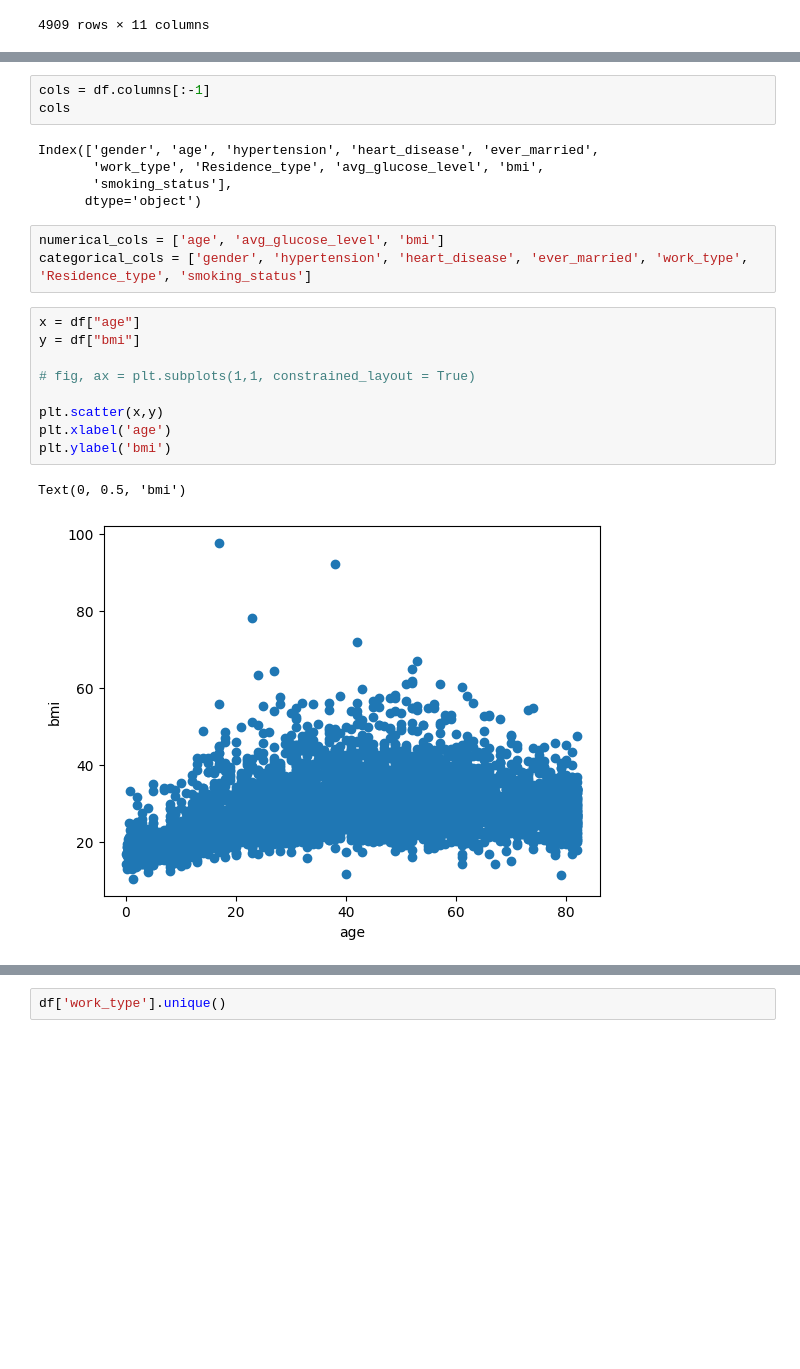
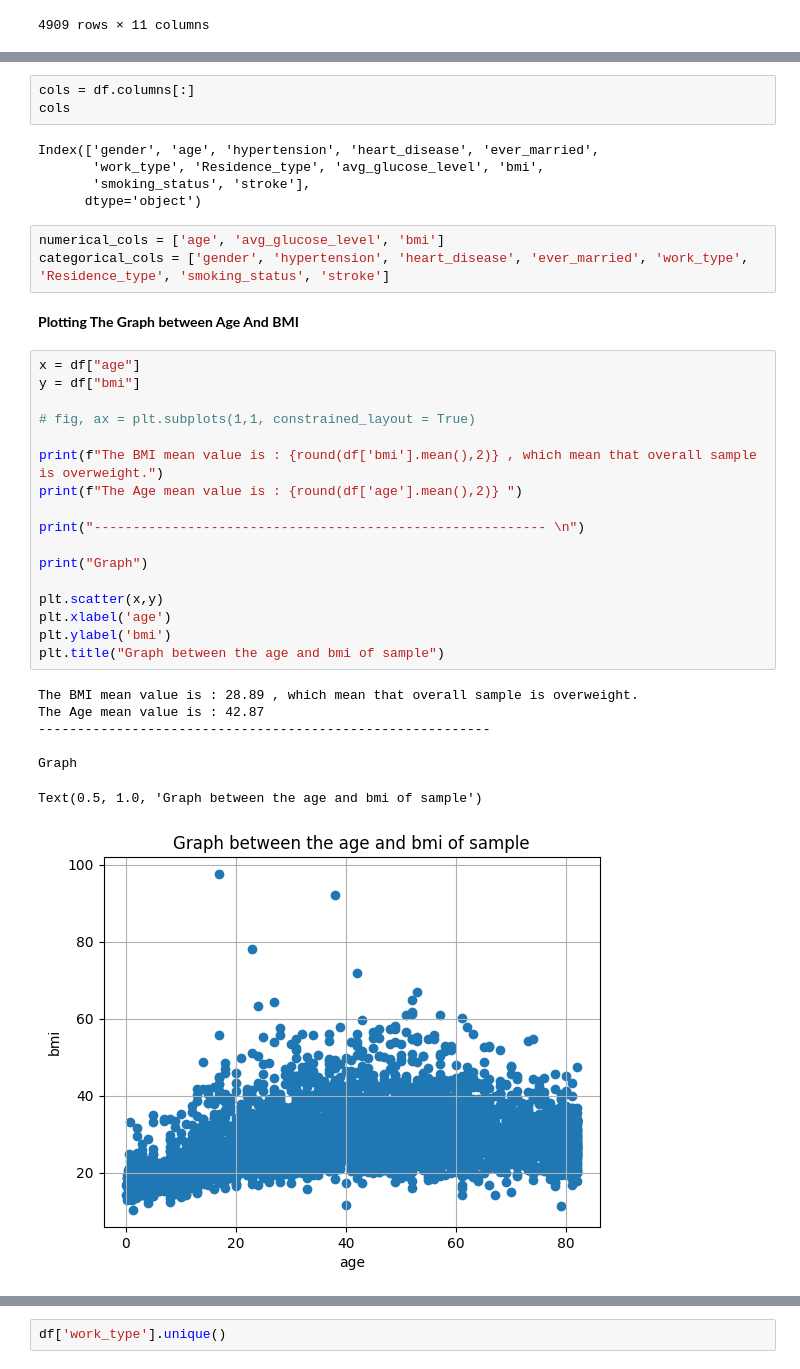
Before and after one commit to Shin1am/EGBI222_Pair_Project_6713376_6713389, a Jupyter notebook: EGBI222_Project.ipynb, the cells around one changed output, grey strips where cells are left out. Cells and saved outputs as stored; diff of their text form; blank space fills up the shorter version.

```diff
--- a/EGBI222_Project.ipynb
+++ b/EGBI222_Project.ipynb
@@ -219,23 +245,38 @@ df
 # %%
-cols = df.columns[:-1]
+cols = df.columns[:]
 cols
 # %% [output]
 Index(['gender', 'age', 'hypertension', 'heart_disease', 'ever_married',
        'work_type', 'Residence_type', 'avg_glucose_level', 'bmi',
-       'smoking_status'],
+       'smoking_status', 'stroke'],
       dtype='object')
 # %%
 numerical_cols = ['age', 'avg_glucose_level', 'bmi']
-categorical_cols = ['gender', 'hypertension', 'heart_disease', 'ever_married', 'work_type', 'Residence_type', 'smoking_status']
+categorical_cols = ['gender', 'hypertension', 'heart_disease', 'ever_married', 'work_type', 'Residence_type', 'smoking_status', 'stroke']
+# %% [markdown]
+**Plotting The Graph between Age And BMI**
 # %%
 x = df["age"]
 y = df["bmi"]
 
 # fig, ax = plt.subplots(1,1, constrained_layout = True)
 
+print(f"The BMI mean value is : {round(df['bmi'].mean(),2)} , which mean that overall sample is overweight.")
+print(f"The Age mean value is : {round(df['age'].mean(),2)} ")
+
+print("---------------------------------------------------------- \n")
+
+print("Graph")
+
 plt.scatter(x,y)
 plt.xlabel('age')
 plt.ylabel('bmi')
+plt.title("Graph between the age and bmi of sample")
 # %% [output]
-Text(0, 0.5, 'bmi')
+The BMI mean value is : 28.89 , which mean that overall sample is overweight.
+The Age mean value is : 42.87
+----------------------------------------------------------
+
+Graph
+Text(0.5, 1.0, 'Graph between the age and bmi of sample')
-[figure, old version]
+[figure, new version]
```
Also changed, not shown: parts of 17 cells of this notebook.
